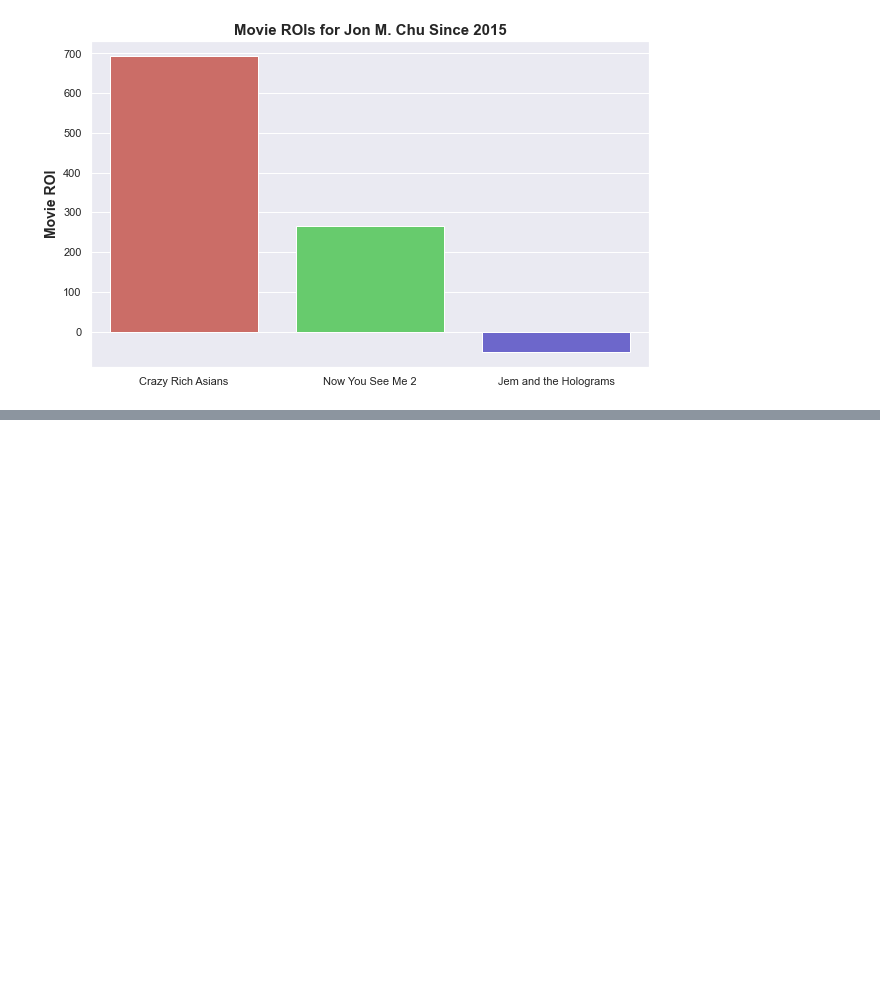
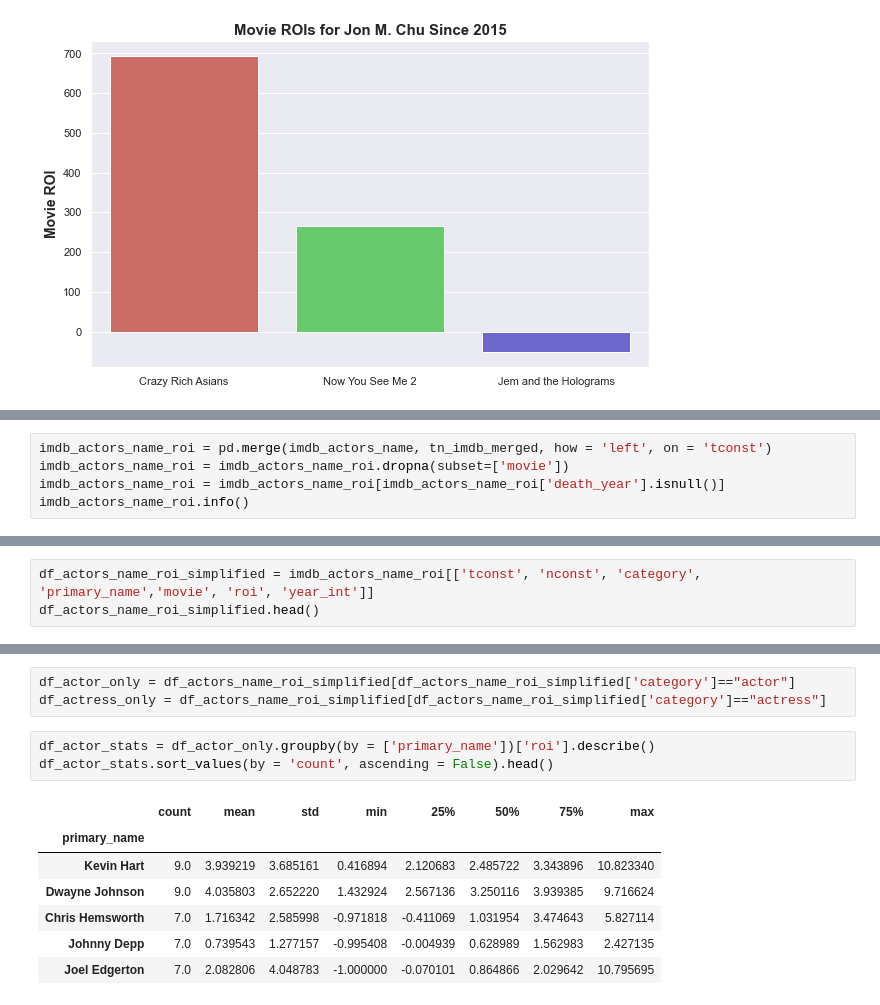
Before and after one commit to garrettwilliams90/Movie_Analysis_Project, a Jupyter notebook: Earth_Movie_Analysis_Project.ipynb, the cells around one changed output, grey strips where cells are left out. Saved outputs shown, nothing was run; the diff lists cells and outputs as text; blank space fills up the shorter version.

```diff
--- a/Earth_Movie_Analysis_Project.ipynb
+++ b/Earth_Movie_Analysis_Project.ipynb
@@ -262,0 +299,5 @@ sns_plot.figure.savefig("Jon_M_Chu_ROIs.png");
+# %%
+imdb_actors_name_roi = pd.merge(imdb_actors_name, tn_imdb_merged, how = 'left', on = 'tconst')
+imdb_actors_name_roi = imdb_actors_name_roi.dropna(subset=['movie'])
+imdb_actors_name_roi = imdb_actors_name_roi[imdb_actors_name_roi['death_year'].isnull()]
+imdb_actors_name_roi.info()
@@ -262,0 +322,3 @@ sns_plot.figure.savefig("Jon_M_Chu_ROIs.png");
+# %%
+df_actors_name_roi_simplified = imdb_actors_name_roi[['tconst', 'nconst', 'category', 'primary_name','movie', 'roi', 'year_int']]
+df_actors_name_roi_simplified.head()
@@ -262,0 +332,14 @@ sns_plot.figure.savefig("Jon_M_Chu_ROIs.png");
+# %%
+df_actor_only = df_actors_name_roi_simplified[df_actors_name_roi_simplified['category']=="actor"]
+df_actress_only = df_actors_name_roi_simplified[df_actors_name_roi_simplified['category']=="actress"]
+# %%
+df_actor_stats = df_actor_only.groupby(by = ['primary_name'])['roi'].describe()
+df_actor_stats.sort_values(by = 'count', ascending = False).head()
+# %% [output]
+|  | count | mean | std | min | 25% | 50% | 75% | max |
+| primary_name |  |  |  |  |  |  |  |  |
+| Kevin Hart | 9.0 | 3.939219 | 3.685161 | 0.416894 | 2.120683 | 2.485722 | 3.343896 | 10.823340 |
+| Dwayne Johnson | 9.0 | 4.035803 | 2.652220 | 1.432924 | 2.567136 | 3.250116 | 3.939385 | 9.716624 |
+| Chris Hemsworth | 7.0 | 1.716342 | 2.585998 | -0.971818 | -0.411069 | 1.031954 | 3.474643 | 5.827114 |
+| Johnny Depp | 7.0 | 0.739543 | 1.277157 | -0.995408 | -0.004939 | 0.628989 | 1.562983 | 2.427135 |
+| Joel Edgerton | 7.0 | 2.082806 | 4.048783 | -1.000000 | -0.070101 | 0.864866 | 2.029642 | 10.795695 |
```
Also changed, not shown: parts of 15 cells of this notebook.
